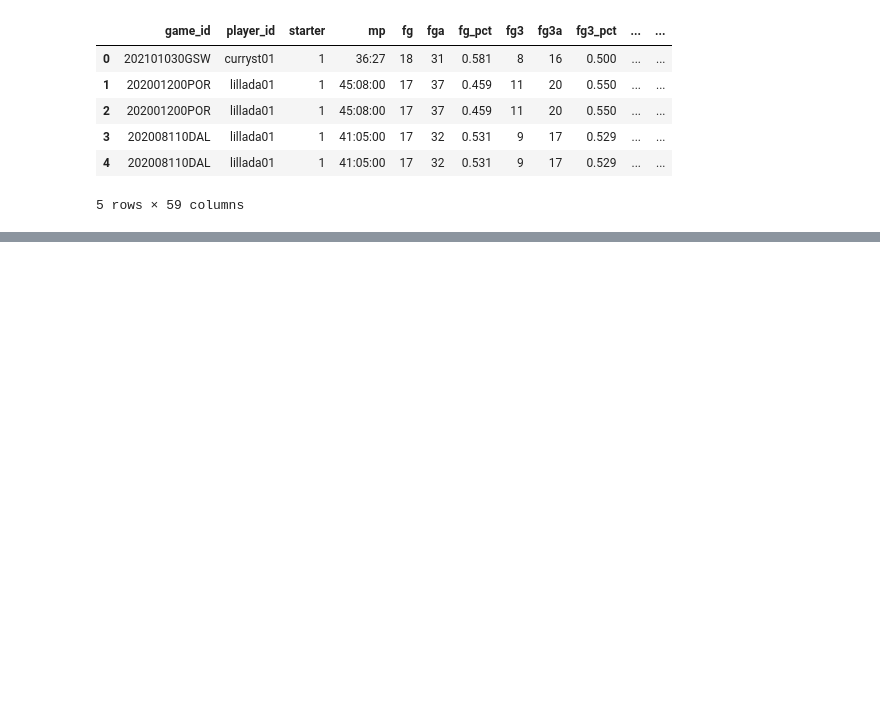
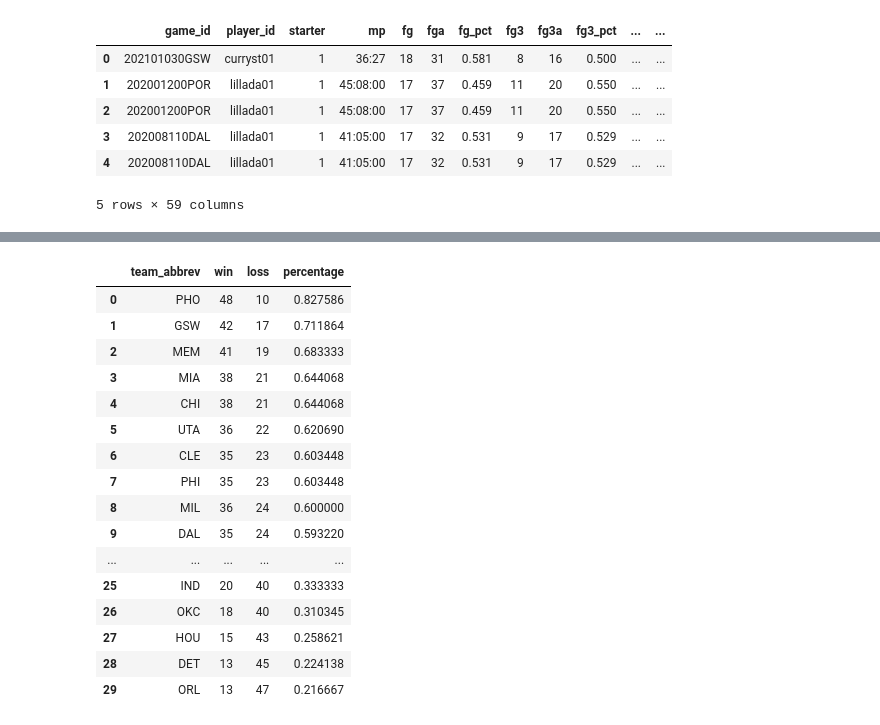
Before and after one commit to leek10/ds6001databases, a Jupyter notebook: nba_normalforms.ipynb, the cells around one changed output, grey strips where cells are left out. Drawn from its saved outputs; the diff is of its cells as text; code cells hidden in the pictures; blank space fills up the shorter version.

```diff
--- a/nba_normalforms.ipynb
+++ b/nba_normalforms.ipynb
@@ -282,0 +353,18 @@ pd.read_sql_query(myquery, con = engine)
+# %%
+# Win/loss record in 2021-2022
+winlossquery = '''
+SELECT
+    t.team_abbrev,
+    SUM(CAST(t.team_score > s.team_score AS INT)) AS win,
+    SUM(CAST(t.team_score < s.team_score AS INT)) AS loss
+    FROM team_game t
+INNER JOIN team_game s
+    ON t.game_id = s.game_id
+        AND t.team_abbrev = s.opponent_abbrev
+INNER JOIN games g
+    ON t.game_id = g.game_id
+WHERE g.season = 2022
+GROUP BY t.team_abbrev
+'''
+
+pd.read_sql_query(winlossquery, con = engine)
@@ -282,0 +389,31 @@ pd.read_sql_query(myquery, con = engine)
+# %%
+# Obtaining and sorting by winning percentage by using a sub-query
+myquery = f'''
+SELECT
+    team_abbrev,
+    win,
+    loss,
+    CAST(win AS FLOAT) / (CAST(win AS FLOAT) + CAST(loss AS FLOAT)) AS percentage
+    FROM ({winlossquery})
+ORDER BY percentage DESC
+'''
+
+pd.read_sql_query(myquery, con = engine)
+# %% [output]
+|  | team_abbrev | win | loss | percentage |
+| 0 | PHO | 48 | 10 | 0.827586 |
+| 1 | GSW | 42 | 17 | 0.711864 |
+| 2 | MEM | 41 | 19 | 0.683333 |
+| 3 | MIA | 38 | 21 | 0.644068 |
+| 4 | CHI | 38 | 21 | 0.644068 |
+| 5 | UTA | 36 | 22 | 0.620690 |
+| 6 | CLE | 35 | 23 | 0.603448 |
+| 7 | PHI | 35 | 23 | 0.603448 |
+| 8 | MIL | 36 | 24 | 0.600000 |
+| 9 | DAL | 35 | 24 | 0.593220 |
+| ... | ... | ... | ... | ... |
+| 25 | IND | 20 | 40 | 0.333333 |
+| 26 | OKC | 18 | 40 | 0.310345 |
+| 27 | HOU | 15 | 43 | 0.258621 |
+| 28 | DET | 13 | 45 | 0.224138 |
+| 29 | ORL | 13 | 47 | 0.216667 |
```
Also changed, not shown: parts of 9 cells of this notebook.
